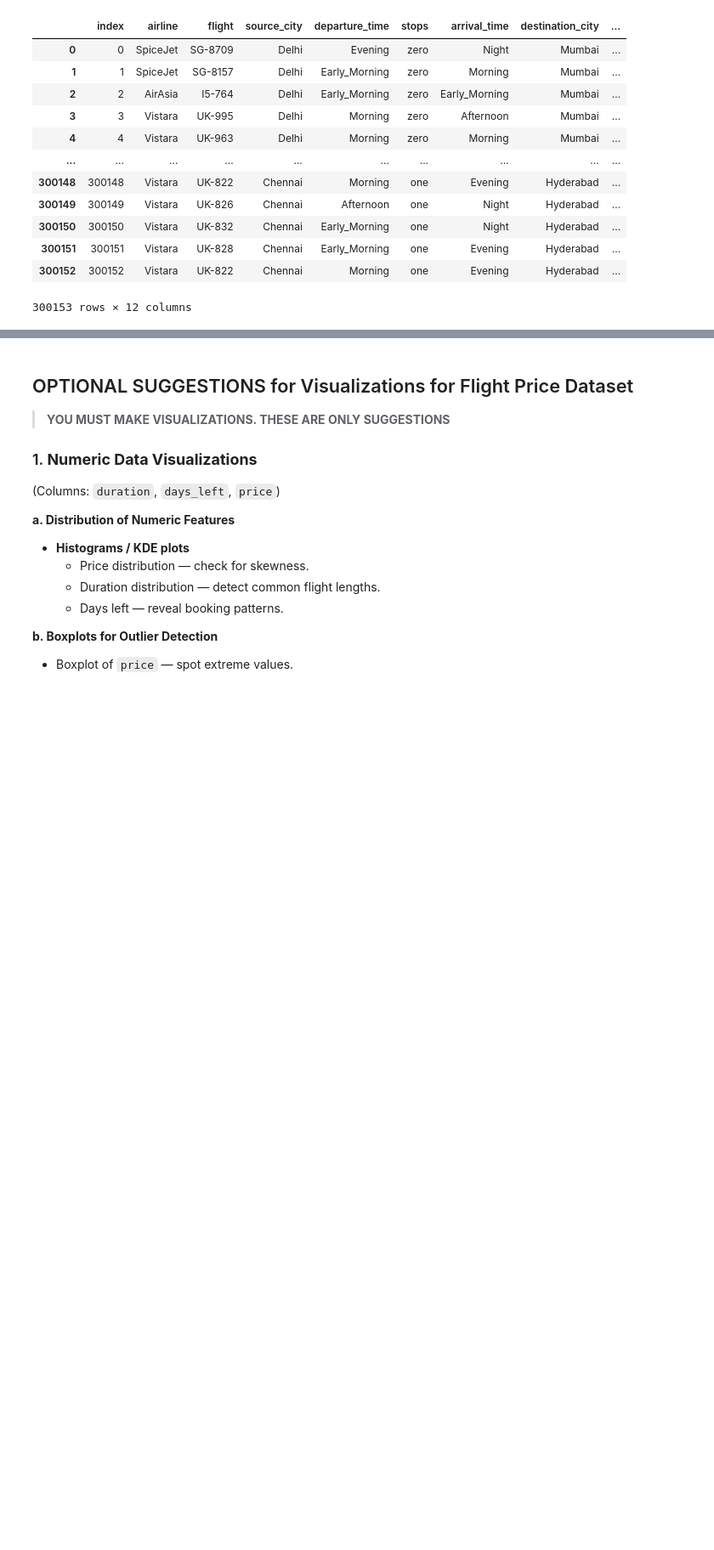
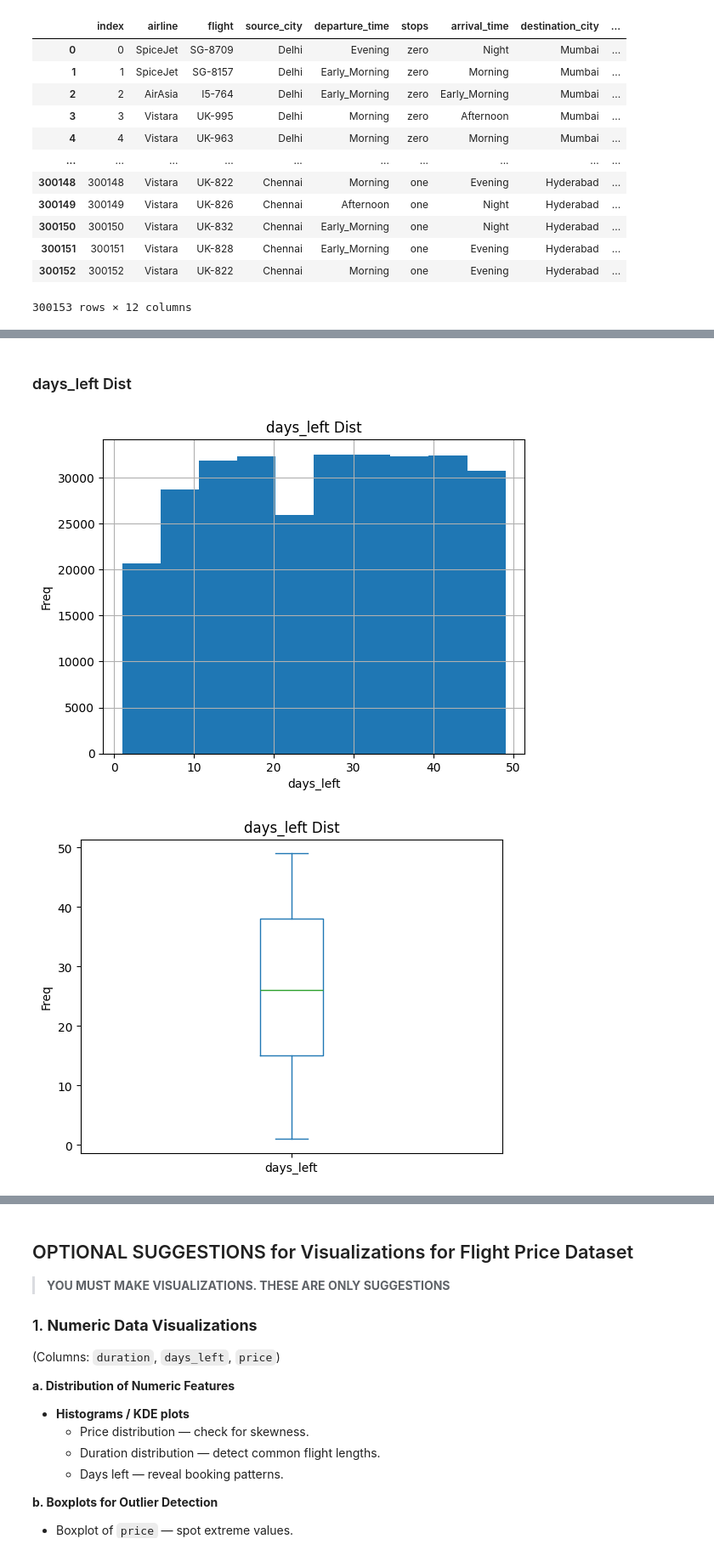
Before and after one commit to belalmohsen13/Machine_Learning, a Jupyter notebook: regression /Regression_Task.ipynb, the cells around one changed output, grey strips where cells are left out. Shown at 85% size. Cells and saved outputs as stored; diff of their text form; code cells hidden in the pictures; blank space fills up the shorter version.

```diff
--- a/regression /Regression_Task.ipynb
+++ b/regression /Regression_Task.ipynb
@@ -294,0 +422,21 @@ df
+# %% [markdown]
+### days_left Dist
+# %%
+df['days_left'].hist(bins=10)
+plt.title("days_left Dist")
+plt.xlabel("days_left")
+plt.ylabel("Freq")
+plt.show()
+
+df['days_left'].plot(kind='box')
+plt.title("days_left Dist")
+plt.ylabel("Freq")
+plt.show()
+
+df['days_left'].plot(kind='kde')
+plt.title("days_left Dist")
+plt.ylabel("Freq")
+plt.show()
+# %% [output]
+[figure, added]
+[figure, added]
```
Also changed, not shown: parts of 48 cells of this notebook.
